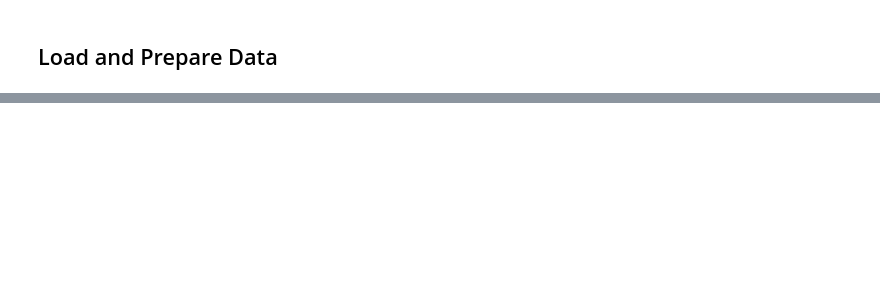
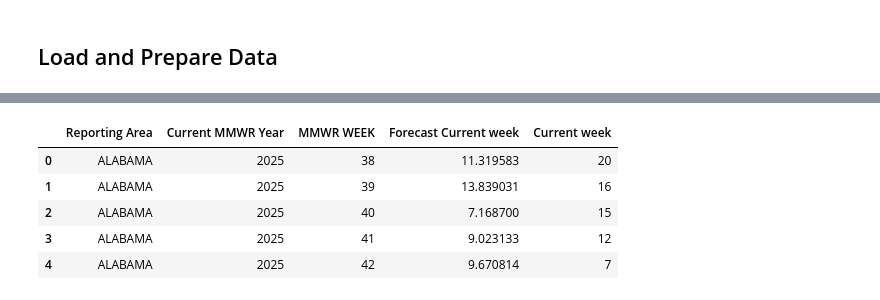
Before and after one commit to Husam-Sawalha/salmonellosis-forecasting-analysis, a Jupyter notebook: notebooks/04_salmonellosis_ml.ipynb, the cells around one changed output, grey strips where cells are left out. Cells and saved outputs as stored; diff of their text form; code cells hidden in the pictures; blank space fills up the shorter version.

```diff
--- a/notebooks/04_salmonellosis_ml.ipynb
+++ b/notebooks/04_salmonellosis_ml.ipynb
@@ -1198,0 +251,89 @@ plot_model_comparison(
+# %%
+validation_history = {}
+
+for area in sorted(validation_actual["Reporting Area"].unique()):
+    area_history = df[
+        (df["Reporting Area"] == area)
+        & (
+            (df["Current MMWR Year"] < VALIDATION_YEAR)
+            | (
+                (df["Current MMWR Year"] == VALIDATION_YEAR)
+                & (df["MMWR WEEK"] <= VALIDATION_LAST_OBSERVED_WEEK)
+            )
+        )
+    ].sort_values(["Current MMWR Year", "MMWR WEEK"])
+
+    validation_history[area] = list(
+        area_history["Current week"].dropna().astype(float)
+    )
+
+validation_forecast_rows = []
+
+for area in validation_history:
+    for week in range(
+        VALIDATION_FIRST_FORECAST_WEEK,
+        VALIDATION_LAST_FORECAST_WEEK + 1,
+    ):
+        known_row = df[
+            (df["Reporting Area"] == area)
+            & (df["Current MMWR Year"] == VALIDATION_YEAR)
+            & (df["MMWR WEEK"] == week)
+        ]
+
+        if known_row.empty or not validation_history[area]:
+            continue
+
+        known_row = known_row.iloc[0]
+        previous_week_cases = validation_history[area][-1]
+        previous_52_max = max(validation_history[area][-52:])
+
+        row = pd.DataFrame([{
+            "Reporting Area": area,
+            "Current MMWR Year": VALIDATION_YEAR,
+            "MMWR WEEK": week,
+            "Previous 52 week Max": previous_52_max,
+            "Cumulative YTD Previous MMWR Year": known_row[
+                "Cumulative YTD Previous MMWR Year"
+            ],
+            "Season": known_row["Season"],
+            "Previous week cases": previous_week_cases,
+        }])
+
+        prediction = float(model.predict(row[features])[0])
+        prediction = max(prediction, 0)
+        validation_history[area].append(prediction)
+
+        validation_forecast_rows.append({
+            "Reporting Area": area,
+            "Current MMWR Year": VALIDATION_YEAR,
+            "MMWR WEEK": week,
+            "Forecast Current week": prediction,
+        })
+
+rf_validation_predictions = pd.DataFrame(validation_forecast_rows).merge(
+    validation_actual,
+    on=["Reporting Area", "Current MMWR Year", "MMWR WEEK"],
+    how="inner",
+)
+
+mae = mean_absolute_error(
+    rf_validation_predictions[target],
+    rf_validation_predictions["Forecast Current week"],
+)
+rmse = mean_squared_error(
+    rf_validation_predictions[target],
+    rf_validation_predictions["Forecast Current week"],
+) ** 0.5
+r2 = r2_score(
+    rf_validation_predictions[target],
+    rf_validation_predictions["Forecast Current week"],
+)
+
+print(f"Evaluated areas: {rf_validation_predictions['Reporting Area'].nunique()}")
+print(f"Validation predictions: {len(rf_validation_predictions):,}")
+print(f"MAE : {mae:.2f}")
+print(f"RMSE: {rmse:.2f}")
+print(f"R²  : {r2:.3f}")
+
+rf_validation_predictions.head()
+# %% [output]
@@ -1198,0 +345,6 @@ plot_model_comparison(
+|  | Reporting Area | Current MMWR Year | MMWR WEEK | Forecast Current week | Current week |
+| 0 | ALABAMA | 2025 | 38 | 11.319583 | 20 |
+| 1 | ALABAMA | 2025 | 39 | 13.839031 | 16 |
+| 2 | ALABAMA | 2025 | 40 | 7.168700 | 15 |
+| 3 | ALABAMA | 2025 | 41 | 9.023133 | 12 |
+| 4 | ALABAMA | 2025 | 42 | 9.670814 | 7 |
```
Also changed, not shown: parts of 86 cells of this notebook.
